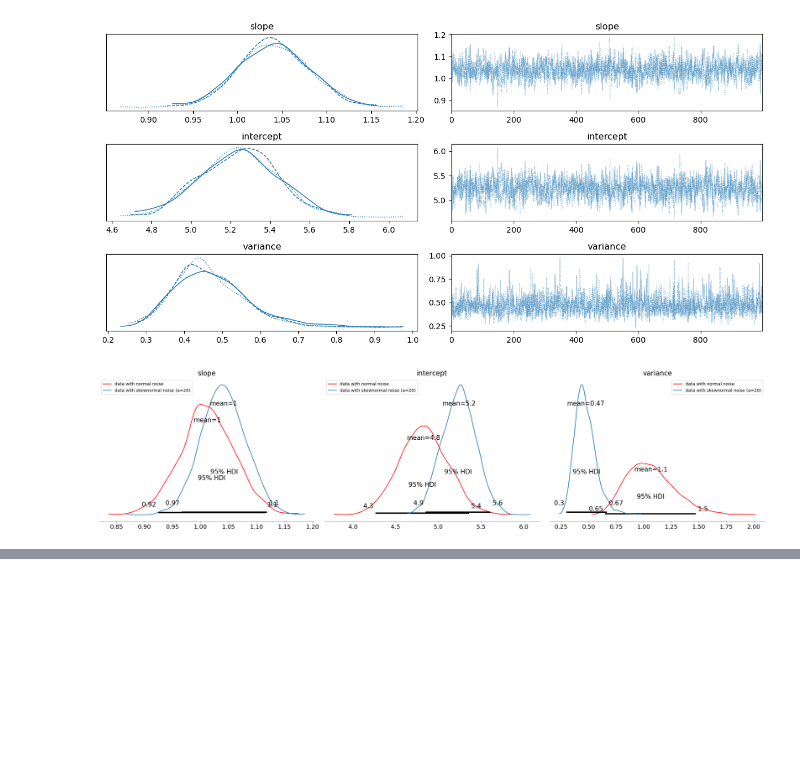
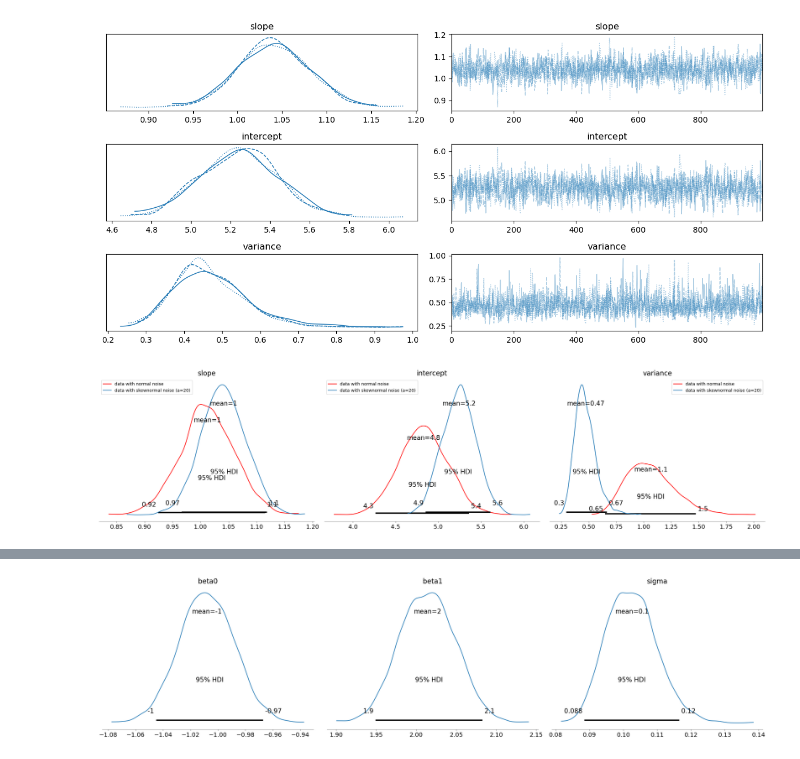
Before and after one commit to DamianPiuselli/estadistica-e-inferencia-I, a Jupyter notebook: guia8.ipynb, the cells around one changed output, grey strips where cells are left out. Drawn from its saved outputs; the diff is of its cells as text; code cells hidden in the pictures; blank space fills up the shorter version.

```diff
--- a/guia8.ipynb
+++ b/guia8.ipynb
@@ -379,0 +425,5 @@ plt.tight_layout()
+# %%
+az.plot_posterior(trace, hdi_prob=0.95)
+plt.tight_layout()
+# %% [output]
+[figure, added]
```
Also changed, not shown: parts of 11 cells of this notebook.
